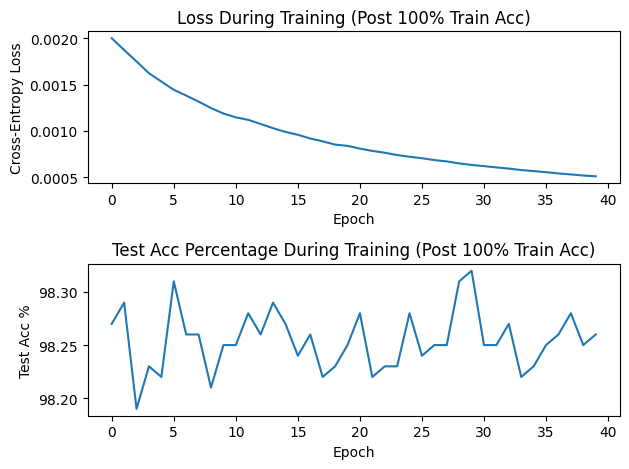
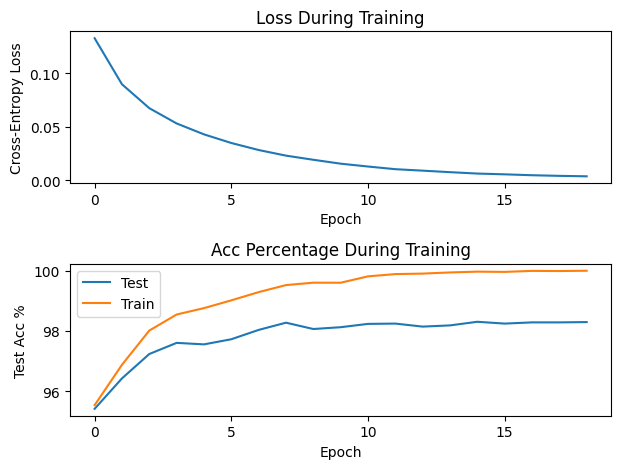
Code edit (unified diff) that turned the first committed figure into the second:
--- before
+++ after
@@ -1,14 +1,16 @@
 plt.subplot(211)
-plt.title("Loss During Training (Post 100% Train Acc)")
+plt.title("Loss During Training")
 plt.xlabel("Epoch")
 plt.xticks(range(0, len(losses) + 1, 5))
 plt.ylabel("Cross-Entropy Loss")
-plt.plot(losses)
+plt.plot(losses[1:])
 plt.subplot(212)
-plt.title("Test Acc Percentage During Training (Post 100% Train Acc)")
+plt.title("Acc Percentage During Training")
 plt.xlabel("Epoch")
 plt.xticks(range(0, len(test_accs) + 1, 5))
 plt.ylabel("Test Acc %")
-plt.plot(np.array(test_accs)*100)
+plt.plot(np.array(test_accs[1:])*100, label="Test")
+plt.plot(np.array(train_accs[1:])*100, label="Train")
+plt.legend()
 plt.tight_layout()
 plt.show()

Commit: smaller model updates